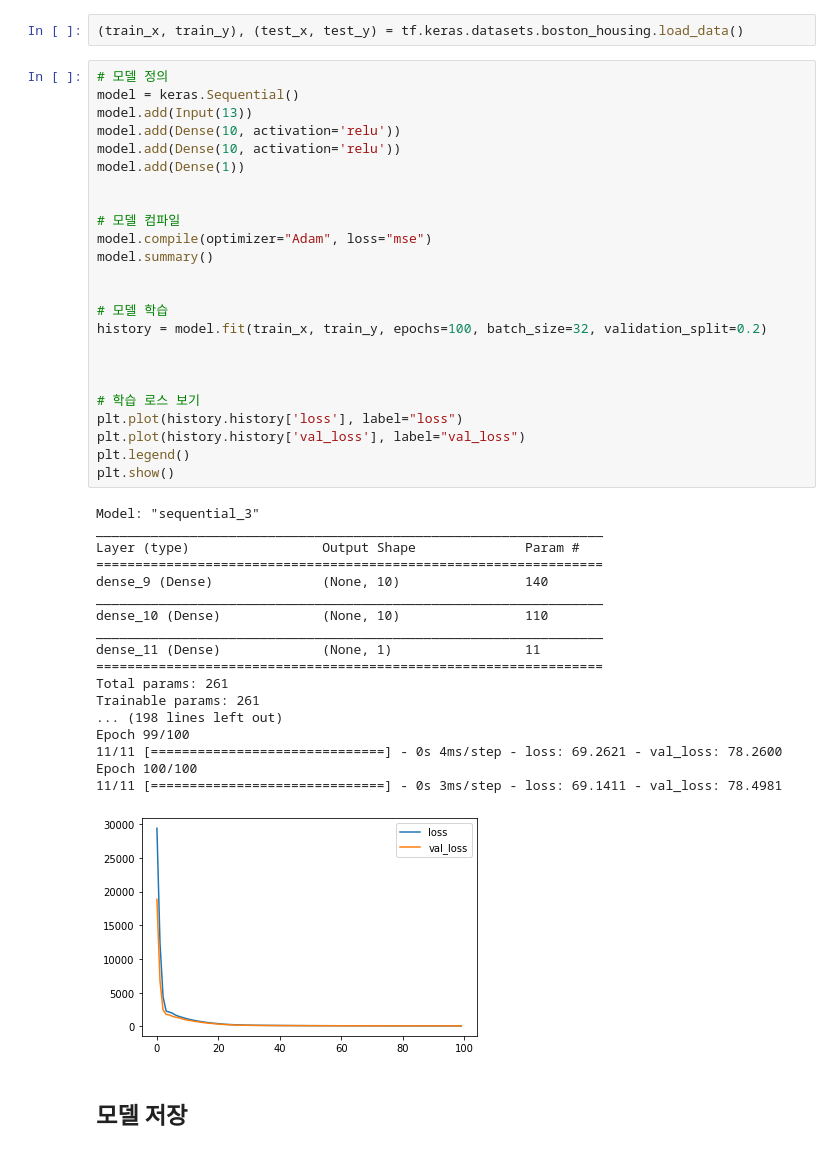
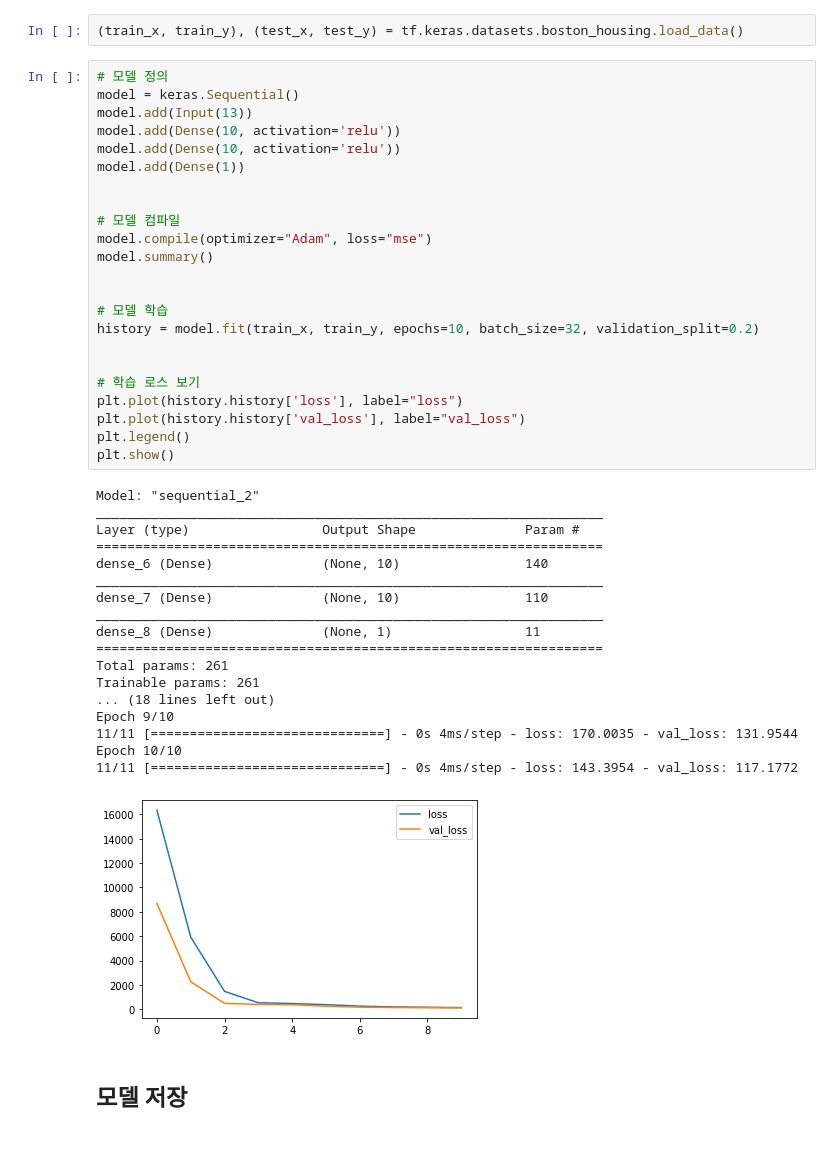
Before and after one commit to dhrim/keras_howto_2021, a Jupyter notebook: class2/base_dnn_code_in_keras.ipynb, the cells around one changed output. Cells and saved outputs as stored; diff of their text form.

```diff
--- a/class2/base_dnn_code_in_keras.ipynb
+++ b/class2/base_dnn_code_in_keras.ipynb
@@ -261,45 +265,44 @@ from tensorflow.keras.layers import Dense, Input
 # 모델 정의
 model = keras.Sequential()
 model.add(Input(13))
 model.add(Dense(10, activation='relu'))
 model.add(Dense(10, activation='relu'))
 model.add(Dense(1))
 
 
 # 모델 컴파일
 model.compile(optimizer="Adam", loss="mse")
 model.summary()
 
 
 # 모델 학습
-history = model.fit(train_x, train_y, epochs=100, batch_size=32, validation_split=0.2)
-
+history = model.fit(train_x, train_y, epochs=10, batch_size=32, validation_split=0.2)
 
 
 # 학습 로스 보기
 plt.plot(history.history['loss'], label="loss")
 plt.plot(history.history['val_loss'], label="val_loss")
 plt.legend()
 plt.show()
 # %% [output]
-Model: "sequential_3"
+Model: "sequential_2"
 _________________________________________________________________
 Layer (type)                 Output Shape              Param #
 =================================================================
-dense_9 (Dense)              (None, 10)                140
+dense_6 (Dense)              (None, 10)                140
 _________________________________________________________________
-dense_10 (Dense)             (None, 10)                110
+dense_7 (Dense)              (None, 10)                110
 _________________________________________________________________
-dense_11 (Dense)             (None, 1)                 11
+dense_8 (Dense)              (None, 1)                 11
 =================================================================
 Total params: 261
 Trainable params: 261
-... (198 lines left out)
-Epoch 99/100
-11/11 [==============================] - 0s 4ms/step - loss: 69.2621 - val_loss: 78.2600
-Epoch 100/100
-11/11 [==============================] - 0s 3ms/step - loss: 69.1411 - val_loss: 78.4981
+... (18 lines left out)
+Epoch 9/10
+11/11 [==============================] - 0s 4ms/step - loss: 170.0035 - val_loss: 131.9544
+Epoch 10/10
+11/11 [==============================] - 0s 4ms/step - loss: 143.3954 - val_loss: 117.1772
-[figure, old version]
+[figure, new version]
 # %% [markdown]
 ## 모델 저장
 # %%
```
Also changed, not shown: parts of 20 cells of this notebook.
